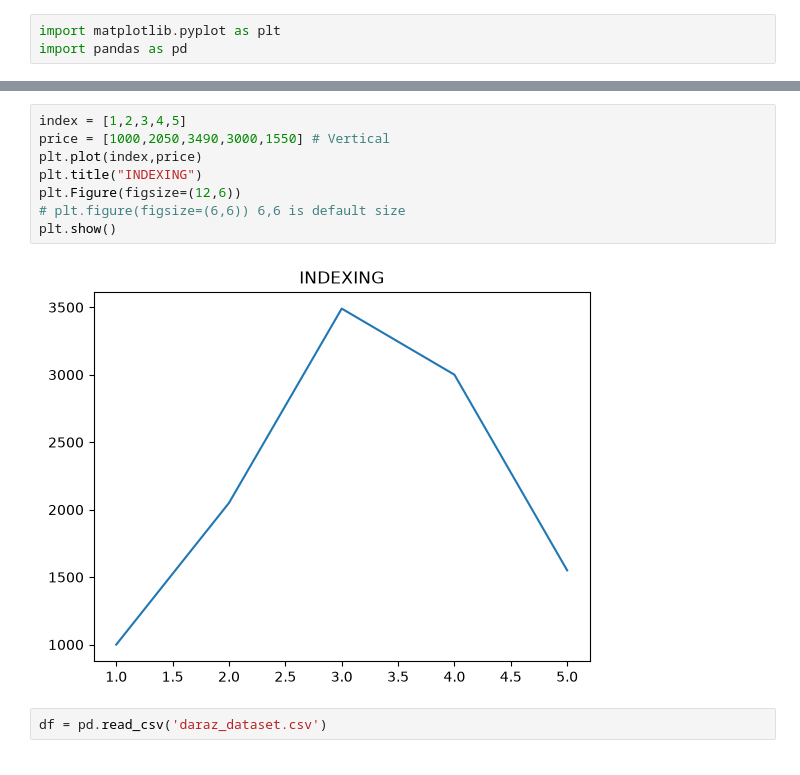
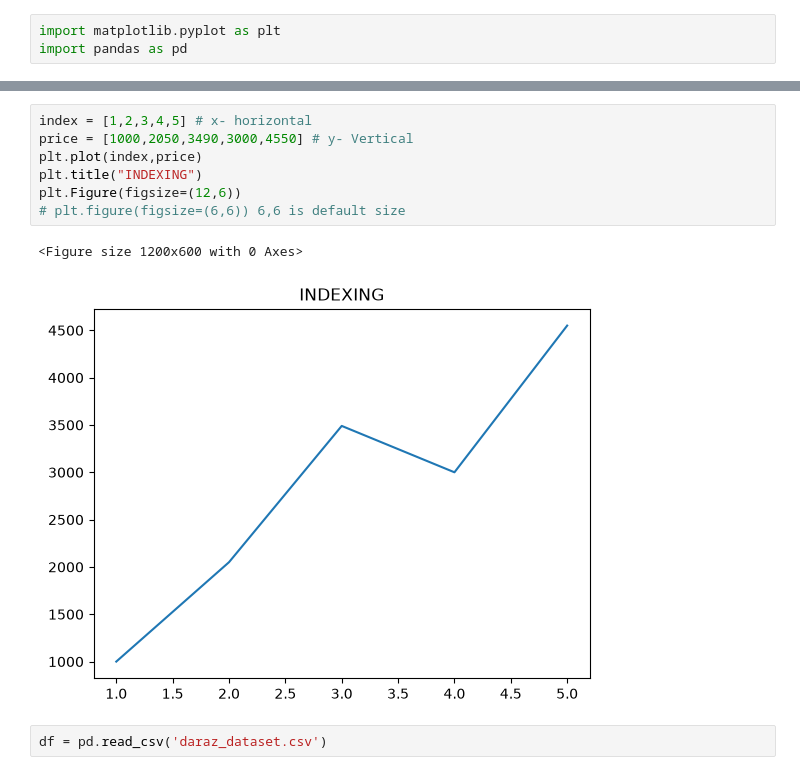
Before and after one commit to anuj7pradhan/PythonAI, a Jupyter notebook: Week 4/Python/day16_matplotlib.ipynb, the cells around one changed output, grey strips where cells are left out. Cells and saved outputs as stored; diff of their text form.

```diff
--- a/Week 4/Python/day16_matplotlib.ipynb
+++ b/Week 4/Python/day16_matplotlib.ipynb
@@ -19,13 +30,13 @@ import pandas as pd
 # %%
-index = [1,2,3,4,5]
-price = [1000,2050,3490,3000,1550] # Vertical
+index = [1,2,3,4,5] # x- horizontal
+price = [1000,2050,3490,3000,4550] # y- Vertical
 plt.plot(index,price)
 plt.title("INDEXING")
 plt.Figure(figsize=(12,6))
 # plt.figure(figsize=(6,6)) 6,6 is default size
-plt.show()
 # %% [output]
+<Figure size 1200x600 with 0 Axes>
-[figure, old version]
+[figure, new version]
 # %%
 df = pd.read_csv('daraz_dataset.csv')
 # %%
```
Also changed, not shown: parts of 3 cells of this notebook, 4 other files.
